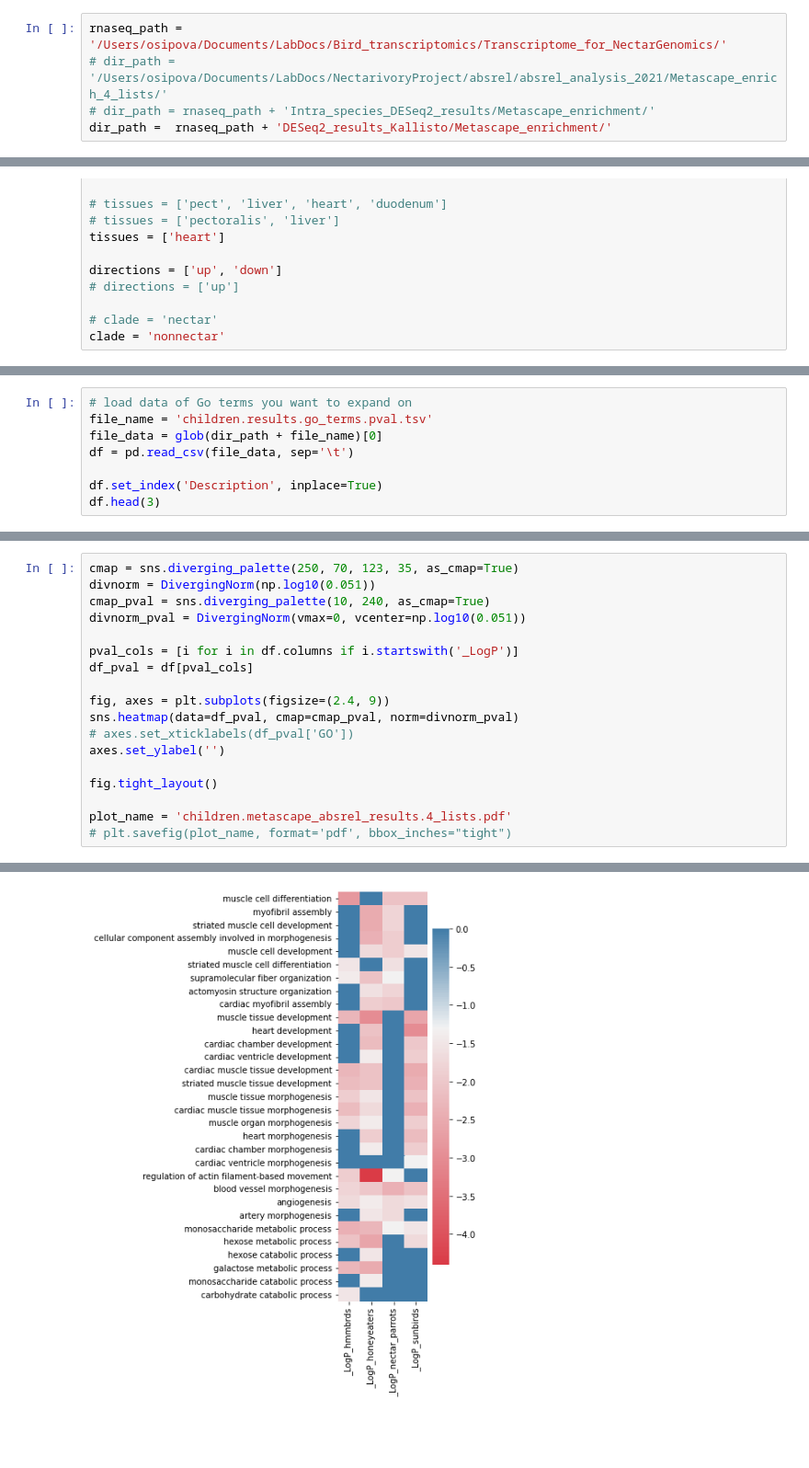
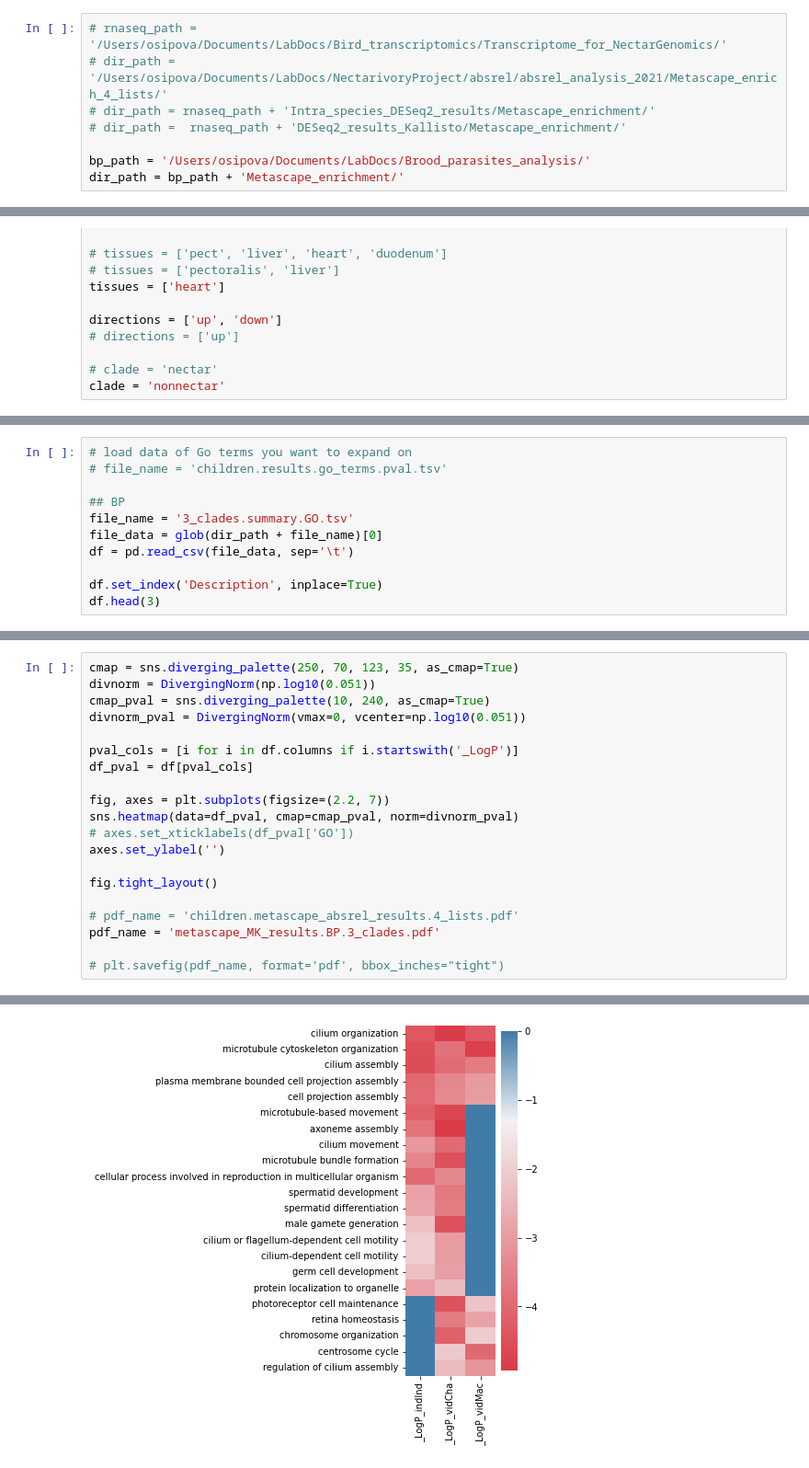
Before and after one commit to osipovarev/Transcriptome_for_NectarGenomics, a Jupyter notebook: metascape_enrichment_analysis.ipynb, the cells around one changed output, grey strips where cells are left out. Shown: that part at 92% size. Saved outputs shown, nothing was run; the diff lists cells and outputs as text; blank space fills up the shorter version.

Commit message:
backed up changes from Tue Apr 25 10:55:45 EDT 2023 in the project /Users/osipova/Documents/LabDocs/Bird_transcriptomics/Transcriptome_for_NectarGenomics

```diff
--- a/metascape_enrichment_analysis.ipynb
+++ b/metascape_enrichment_analysis.ipynb
@@ -11,10 +11,13 @@ matplotlib.rcParams['ps.fonttype'] = 42
 from matplotlib.colors import DivergingNorm
 # import matplotlib.backends.backend_pdf
 # %%
-rnaseq_path = '/Users/osipova/Documents/LabDocs/Bird_transcriptomics/Transcriptome_for_NectarGenomics/'
+# rnaseq_path = '/Users/osipova/Documents/LabDocs/Bird_transcriptomics/Transcriptome_for_NectarGenomics/'
 # dir_path = '/Users/osipova/Documents/LabDocs/NectarivoryProject/absrel/absrel_analysis_2021/Metascape_enrich_4_lists/'
 # dir_path = rnaseq_path + 'Intra_species_DESeq2_results/Metascape_enrichment/'
-dir_path =  rnaseq_path + 'DESeq2_results_Kallisto/Metascape_enrichment/'
+# dir_path =  rnaseq_path + 'DESeq2_results_Kallisto/Metascape_enrichment/'
+
+bp_path = '/Users/osipova/Documents/LabDocs/Brood_parasites_analysis/'
+dir_path = bp_path + 'Metascape_enrichment/'
 # %%
 ## load GO enrichment metascape results
 ##
@@ -109,6 +109,9 @@ The DivergingNorm class was deprecated in Matplotlib 3.2 and will be removed two
 # %%
 # load data of Go terms you want to expand on
-file_name = 'children.results.go_terms.pval.tsv'
+# file_name = 'children.results.go_terms.pval.tsv'
+
+## BP
+file_name = '3_clades.summary.GO.tsv'
 file_data = glob(dir_path + file_name)[0]
 df = pd.read_csv(file_data, sep='\t')
 
@@ -123,24 +126,26 @@ df.head(3)
 # %%
 cmap = sns.diverging_palette(250, 70, 123, 35, as_cmap=True)
 divnorm = DivergingNorm(np.log10(0.051))
 cmap_pval = sns.diverging_palette(10, 240, as_cmap=True)
 divnorm_pval = DivergingNorm(vmax=0, vcenter=np.log10(0.051))
 
 pval_cols = [i for i in df.columns if i.startswith('_LogP')]
 df_pval = df[pval_cols]
 
-fig, axes = plt.subplots(figsize=(2.4, 9))
+fig, axes = plt.subplots(figsize=(2.2, 7))
 sns.heatmap(data=df_pval, cmap=cmap_pval, norm=divnorm_pval)
 # axes.set_xticklabels(df_pval['GO'])
 axes.set_ylabel('')
 
 fig.tight_layout()
 
-plot_name = 'children.metascape_absrel_results.4_lists.pdf'
-# plt.savefig(plot_name, format='pdf', bbox_inches="tight")
+# pdf_name = 'children.metascape_absrel_results.4_lists.pdf'
+pdf_name = 'metascape_MK_results.BP.3_clades.pdf'
+
+# plt.savefig(pdf_name, format='pdf', bbox_inches="tight")
 # %% [output]
 The DivergingNorm class was deprecated in Matplotlib 3.2 and will be removed two minor releases later. Use TwoSlopeNorm instead.
 
 The DivergingNorm class was deprecated in Matplotlib 3.2 and will be removed two minor releases later. Use TwoSlopeNorm instead.
   after removing the cwd from sys.path.
-[figure, old version]
+[figure, new version]
```
Also changed, not shown: parts of 3 cells of this notebook, 1 other file.
